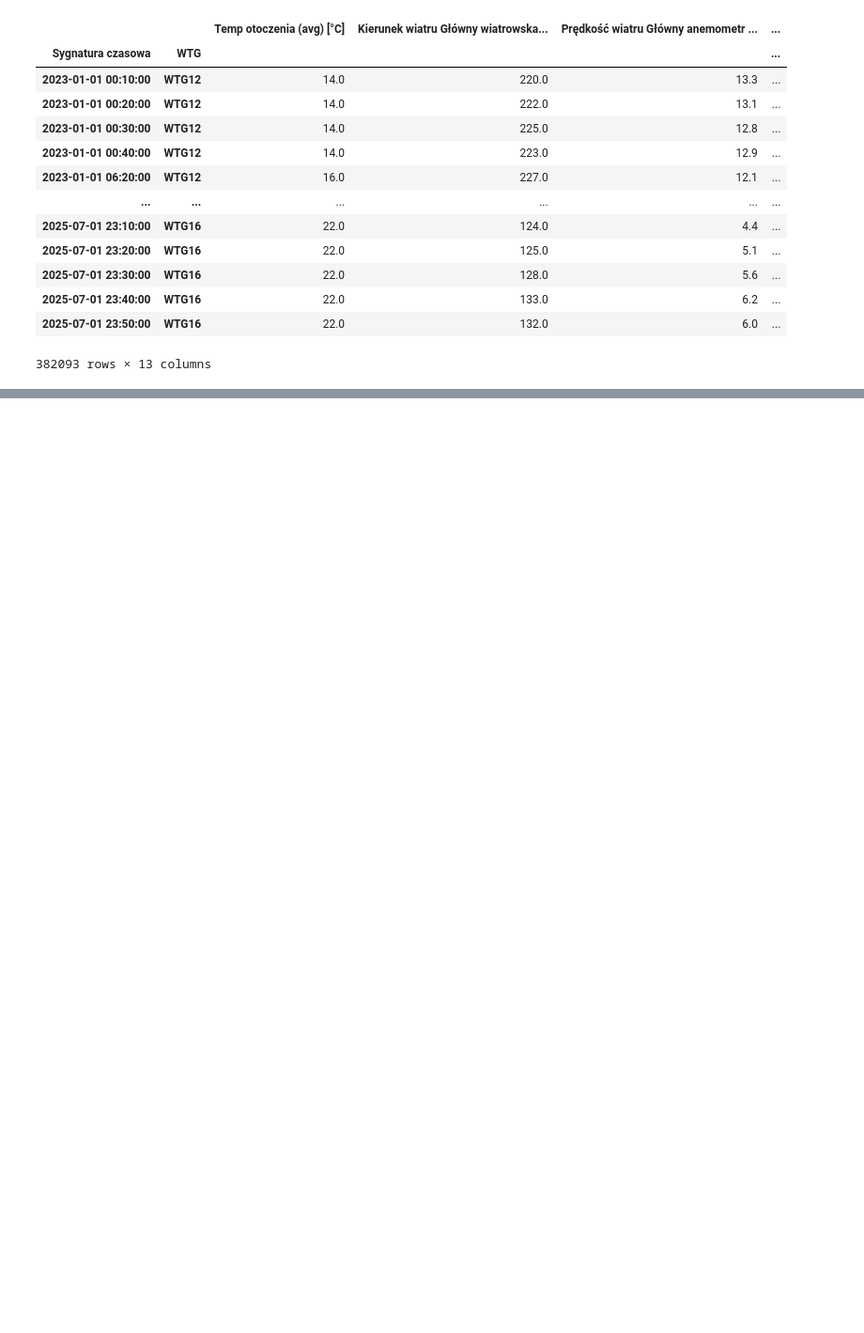
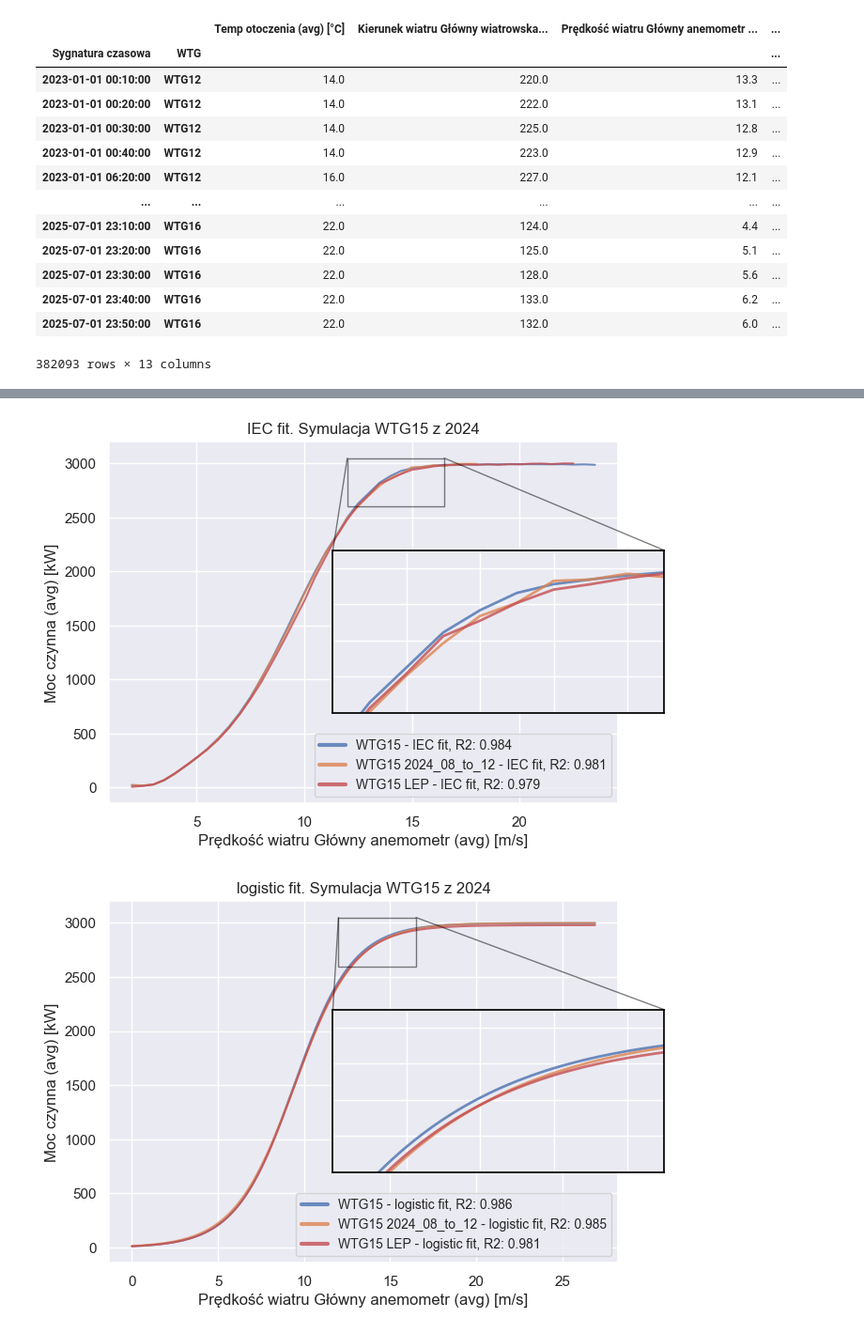
Before and after one commit to Wiktorson/WT-analysis-II, a Jupyter notebook: Side_by_side_analysis_2025.ipynb, the cells around one changed output, grey strips where cells are left out. Shown at 94% size. Drawn from its saved outputs; the diff is of its cells as text; code cells hidden in the pictures; blank space fills up the shorter version.

Commit message:
Symulacja dokonczona

```diff
--- a/Side_by_side_analysis_2025.ipynb
+++ b/Side_by_side_analysis_2025.ipynb
@@ -28,7 +28,8 @@ color_dict = {'WTG15' : sns.color_palette()[0], #bluish
               'WTG15 LEP' : sns.color_palette()[3], # redish
               'WTG15 transition period' : sns.color_palette()[2],    #green
               'WTG16' : sns.color_palette()[4],
-              'WTG12' : sns.color_palette()[5]}
+              'WTG12' : sns.color_palette()[5],
+              'WTG15 2024_08_to_12' : sns.color_palette()[1]} # orange
 # %%
 from utilities import (
     clean_data,
@@ -607,0 +587,4 @@ Helpers.add_watermark(ax)
+# %%
+df_WTG15_time_2024 = df[(df['WTG']=='WTG15') & df['Sygnatura czasowa'].between(pd.to_datetime('2024/08/08'), pd.to_datetime('2024/12/01'))].copy()
+df_WTG15_time_2024['WTG'] = 'WTG15 2024_08_to_12'
+df_symulacja = pd.concat([df, df_WTG15_time_2024], ignore_index=True)
@@ -607,0 +660,47 @@ Helpers.add_watermark(ax)
+# %%
+for model_name in ['IEC', 'logistic']:
+    fig, axes = plt.subplots(nrows=1, ncols=1, figsize=(7, 5))
+    #model_name = 'IEC'
+    for wt in ['WTG15', 'WTG15 2024_08_to_12', 'WTG15 LEP']:
+        ax = axes
+        model, R2 = power_curves_symulacja[wt][model_name]
+        if model_name == 'lowess':
+                predictions = model.predict(wind_speed_grid)
+        elif model_name == 'logistic':
+            predictions = logistic(wind_speed_grid, *model)
+        else:
+            predictions = model(wind_speed_grid)
+        sns.lineplot(x=wind_speed_grid, y=predictions,
+                    color=color_dict[wt], alpha=0.8, ax = ax, linewidth=1.5,
+                    label=f'{wt} - {model_name} fit, R2: {R2:.3f}')
+        ax.set_xlabel('Prędkość wiatru Główny anemometr (avg) [m/s]')
+        ax.set_ylabel('Moc czynna (avg) [kW]')
+
+    #plot again for zoomed axes
+    with plt.rc_context({'axes.edgecolor':'black'}):
+        ax_zoomed = ax.inset_axes([0.44, 0.25, 0.65, 0.45])
+    x1, x2, y1, y2 = 12, 16.5, 2600, 3050
+    ax_zoomed.set_xlim(x1, x2)
+    ax_zoomed.set_ylim(y1, y2)
+    ax_zoomed.set_xticklabels([])
+    ax_zoomed.set_yticklabels([])
+    ax.indicate_inset_zoom(ax_zoomed, edgecolor="black")
+    lgnd = ax.legend(loc="lower right", fontsize=10)
+    for handles in lgnd.legend_handles:
+        handles.set_linewidth(3)
+
+    for wt in ['WTG15', 'WTG15 2024_08_to_12', 'WTG15 LEP']:
+        ax_zoomed
+        model, R2 = power_curves_symulacja[wt][model_name]
+        if model_name == 'lowess':
+            predictions = model.predict(wind_speed_grid)
+        elif model_name == 'logistic':
+            predictions = logistic(wind_speed_grid, *model)
+        else:
+            predictions = model(wind_speed_grid)
+        sns.lineplot(x=wind_speed_grid, y=predictions,
+                    color=color_dict[wt], alpha=0.8, ax = ax_zoomed, linewidth=2)
+    ax.set_title(f'{model_name} fit. Symulacja WTG15 z 2024')
+# %% [output]
+[figure, added]
+[figure, added]
```
Also changed, not shown: parts of 5 cells of this notebook.
